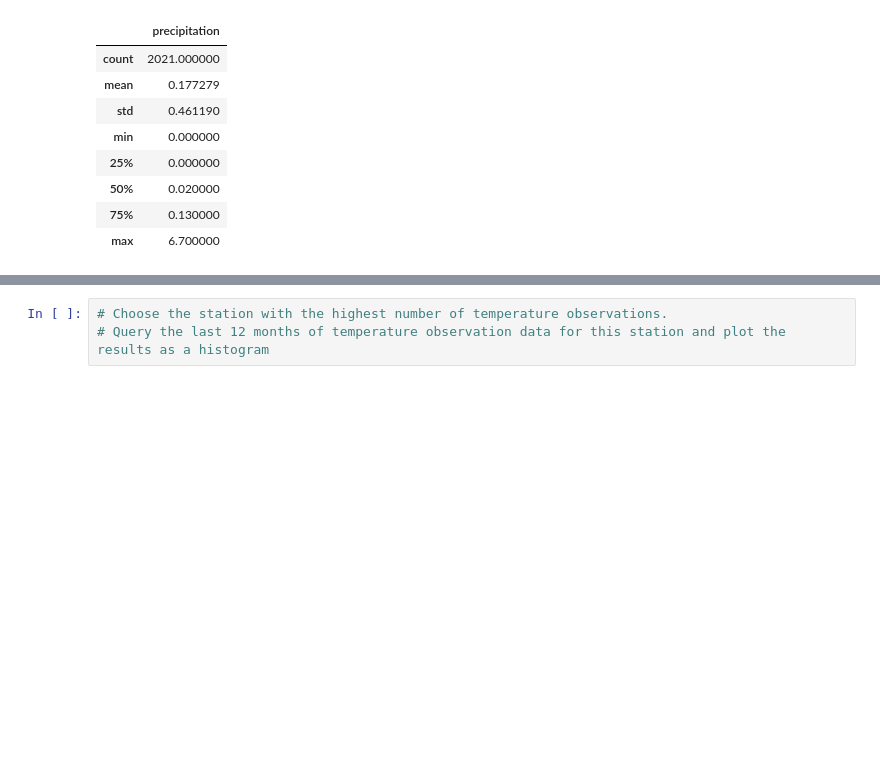
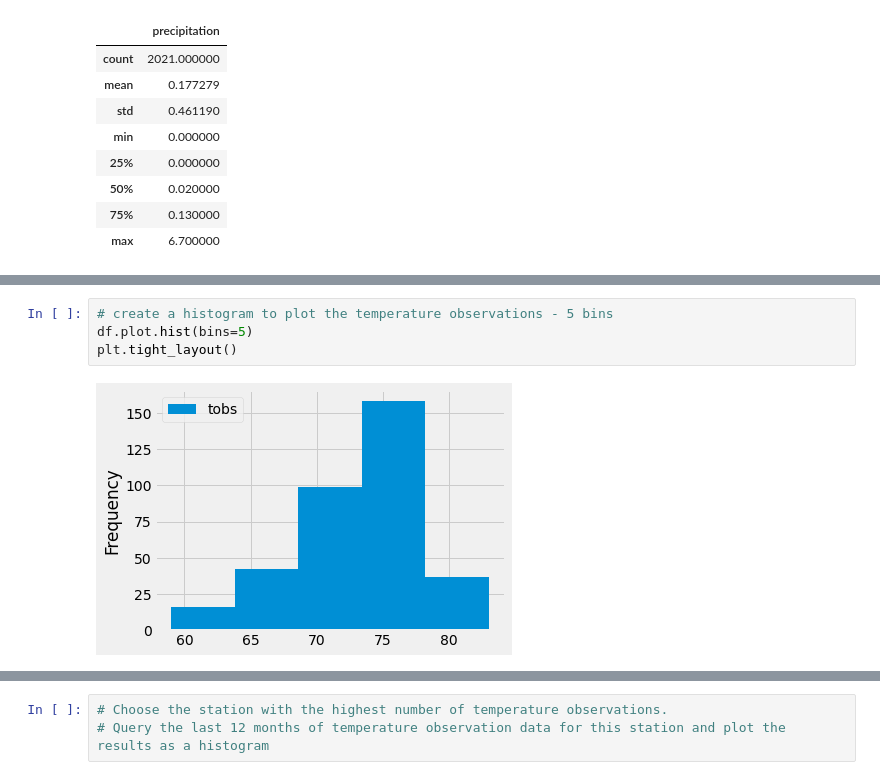
Before and after one commit to gcolareta/Surfs_up, a Jupyter notebook: climate_analysis.ipynb, the cells around one changed output, grey strips where cells are left out. Saved outputs shown, nothing was run; the diff lists cells and outputs as text; blank space fills up the shorter version.

```diff
--- a/climate_analysis.ipynb
+++ b/climate_analysis.ipynb
@@ -134,0 +192,6 @@ df.describe()
+# %%
+# create a histogram to plot the temperature observations - 5 bins
+df.plot.hist(bins=5)
+plt.tight_layout()
+# %% [output]
+[figure, added]
```
Also changed, not shown: parts of 7 cells of this notebook.
